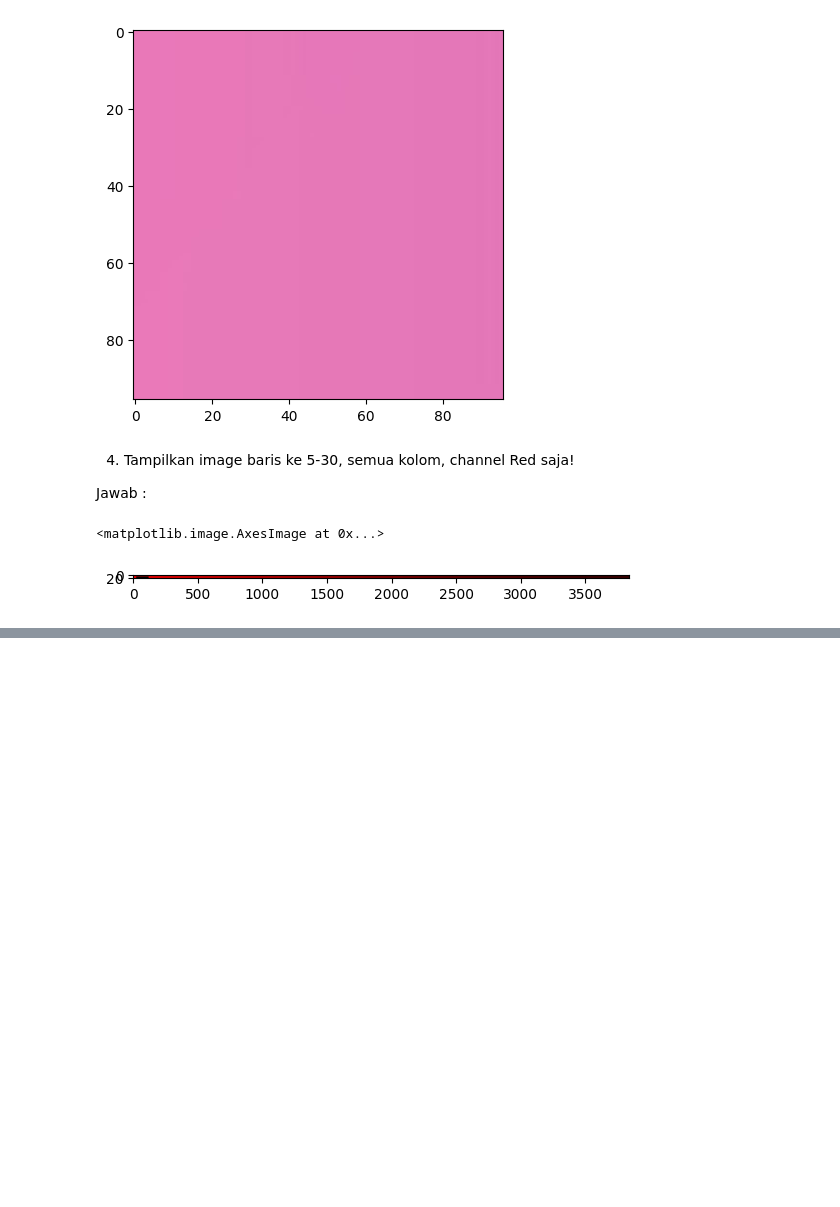
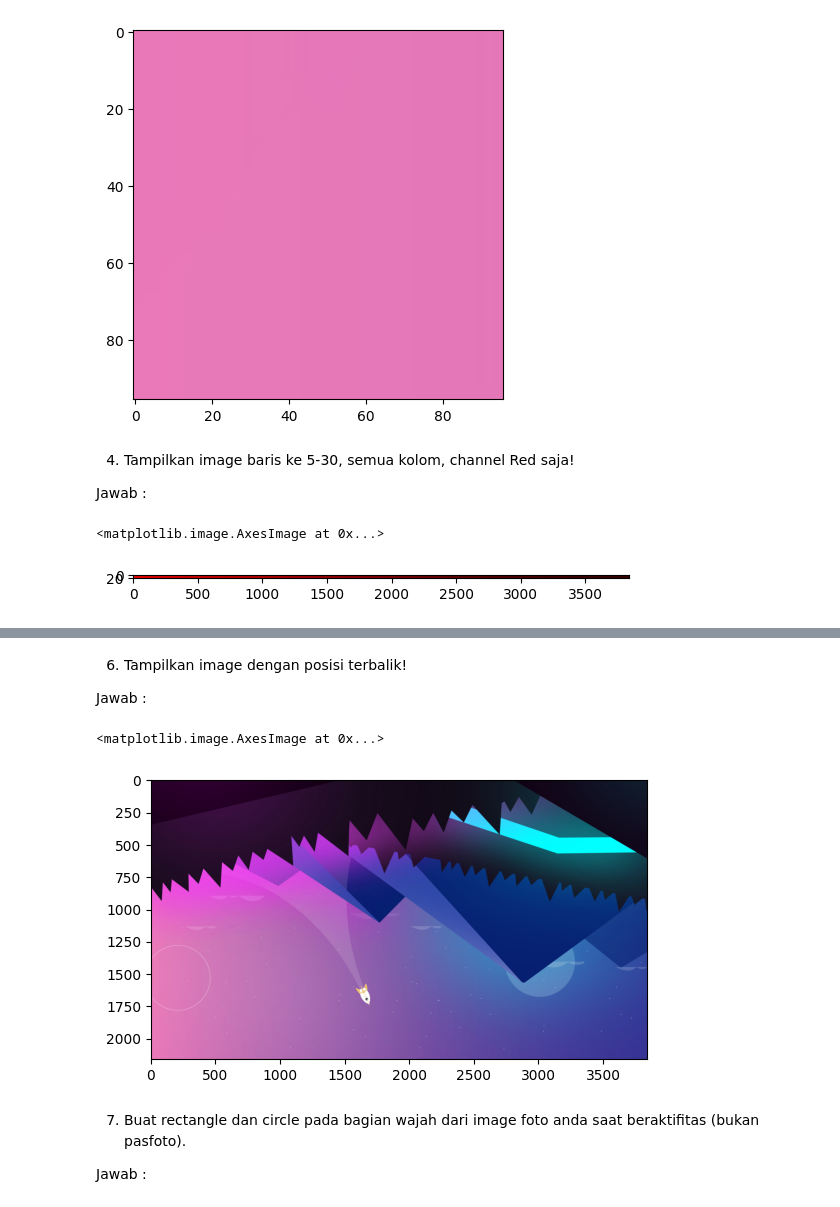
Before and after one commit to Elfeny7/ComputerVision_Learn, a Jupyter notebook: Week2.ipynb, the cells around one changed output, grey strips where cells are left out. Cells and saved outputs as stored; diff of their text form; code cells hidden in the pictures; blank space fills up the shorter version.

```diff
--- a/Week2.ipynb
+++ b/Week2.ipynb
@@ -252,0 +255,15 @@ cv.destroyAllWindows()
+# %% [markdown]
+6. Tampilkan image dengan posisi terbalik!
+
+Jawab :
+# %%
+img_terbalik = cv.flip(img3.copy(),0)
+plt.imshow(img_terbalik)
+# %% [output]
+<matplotlib.image.AxesImage at 0x...>
+[figure, added]
+# %% [markdown]
+7. Buat rectangle dan circle pada bagian wajah dari image foto anda saat
+beraktifitas (bukan pasfoto).
+
+Jawab :
```
Also changed, not shown: parts of 2 cells of this notebook.
